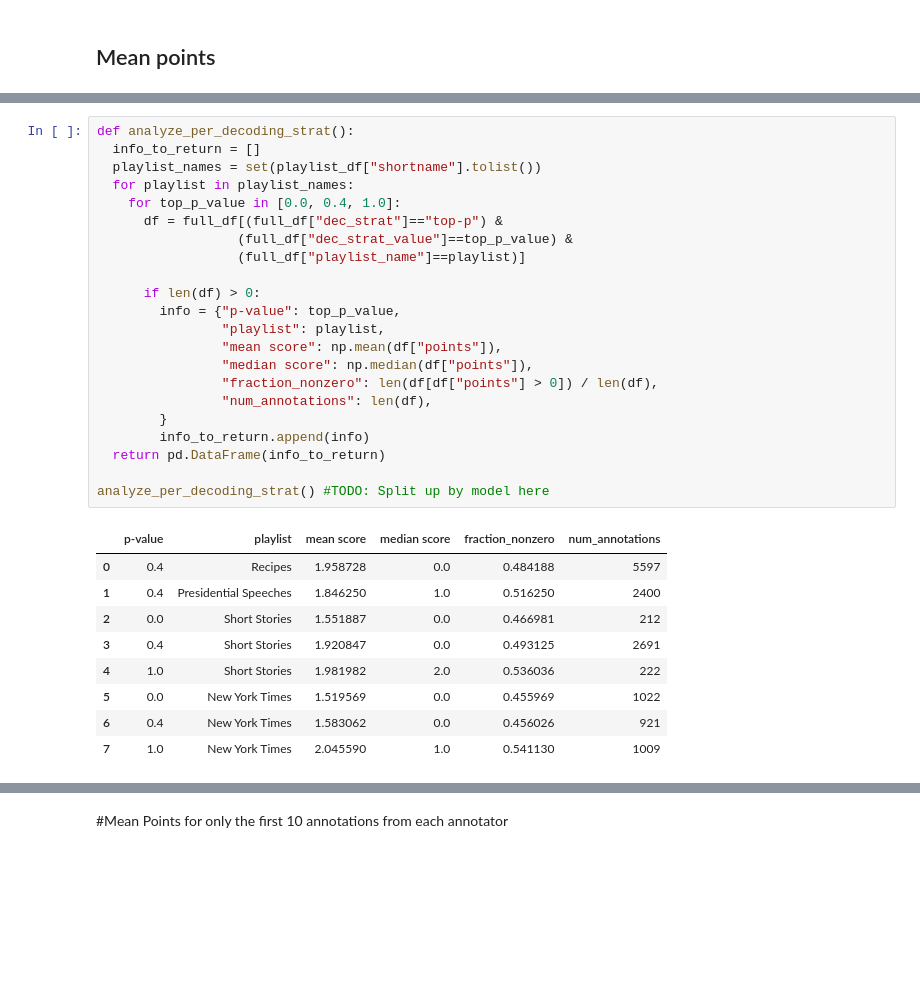
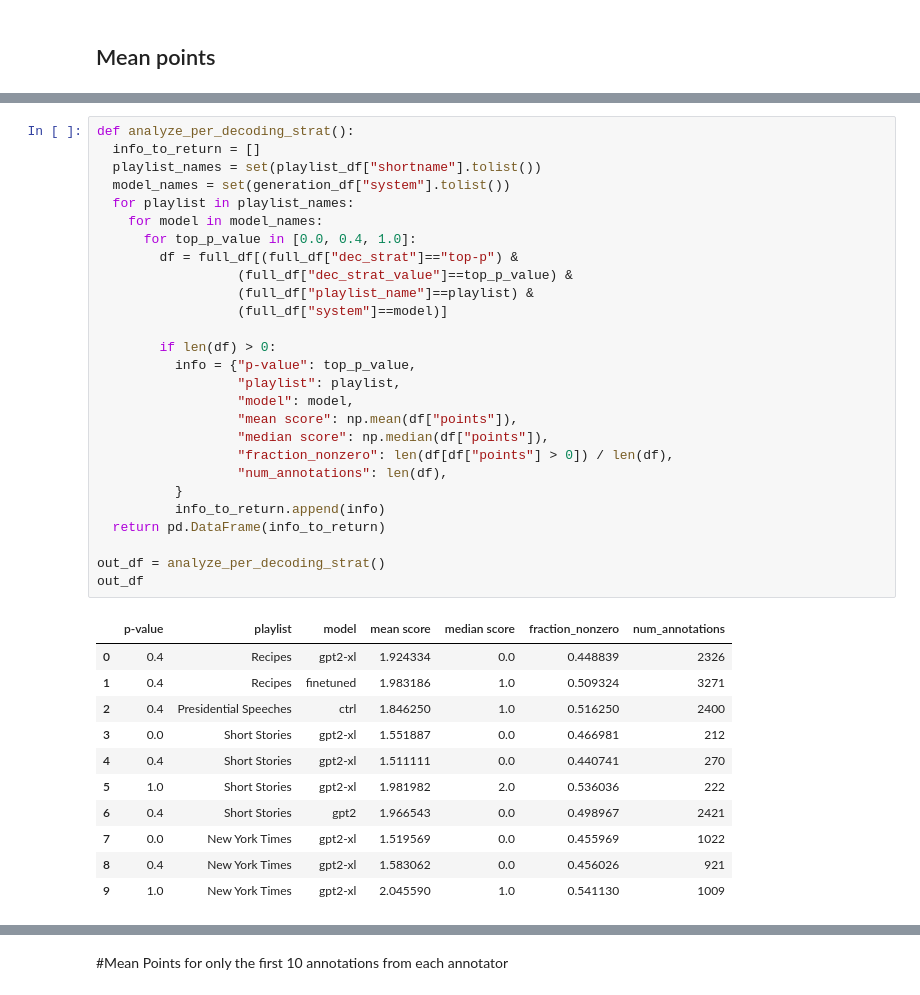
Before and after one commit to kirubarajan/roft, a Jupyter notebook: annotation/analysis/research.ipynb, the cells around one changed output, grey strips where cells are left out. Drawn from its saved outputs; the diff is of its cells as text; blank space fills up the shorter version.

```diff
--- a/annotation/analysis/research.ipynb
+++ b/annotation/analysis/research.ipynb
@@ -159,32 +182,39 @@ analyze_per_playlist()
 # %%
 def analyze_per_decoding_strat():
   info_to_return = []
   playlist_names = set(playlist_df["shortname"].tolist())
+  model_names = set(generation_df["system"].tolist())
   for playlist in playlist_names:
-    for top_p_value in [0.0, 0.4, 1.0]:
-      df = full_df[(full_df["dec_strat"]=="top-p") &
+    for model in model_names:
+      for top_p_value in [0.0, 0.4, 1.0]:
+        df = full_df[(full_df["dec_strat"]=="top-p") &
                   (full_df["dec_strat_value"]==top_p_value) &
-                  (full_df["playlist_name"]==playlist)]
+                  (full_df["playlist_name"]==playlist) &
+                  (full_df["system"]==model)]
 
-      if len(df) > 0:
-        info = {"p-value": top_p_value,
-                "playlist": playlist,
-                "mean score": np.mean(df["points"]),
-                "median score": np.median(df["points"]),
-                "fraction_nonzero": len(df[df["points"] > 0]) / len(df),
-                "num_annotations": len(df),
-        }
-        info_to_return.append(info)
+        if len(df) > 0:
+          info = {"p-value": top_p_value,
+                  "playlist": playlist,
+                  "model": model,
+                  "mean score": np.mean(df["points"]),
+                  "median score": np.median(df["points"]),
+                  "fraction_nonzero": len(df[df["points"] > 0]) / len(df),
+                  "num_annotations": len(df),
+          }
+          info_to_return.append(info)
   return pd.DataFrame(info_to_return)
 
-analyze_per_decoding_strat() #TODO: Split up by model here
+out_df = analyze_per_decoding_strat()
+out_df
 # %% [output]
-|  | p-value | playlist | mean score | median score | fraction_nonzero | num_annotations |
-| 0 | 0.4 | Recipes | 1.958728 | 0.0 | 0.484188 | 5597 |
-| 1 | 0.4 | Presidential Speeches | 1.846250 | 1.0 | 0.516250 | 2400 |
-| 2 | 0.0 | Short Stories | 1.551887 | 0.0 | 0.466981 | 212 |
-| 3 | 0.4 | Short Stories | 1.920847 | 0.0 | 0.493125 | 2691 |
-| 4 | 1.0 | Short Stories | 1.981982 | 2.0 | 0.536036 | 222 |
-| 5 | 0.0 | New York Times | 1.519569 | 0.0 | 0.455969 | 1022 |
-| 6 | 0.4 | New York Times | 1.583062 | 0.0 | 0.456026 | 921 |
-| 7 | 1.0 | New York Times | 2.045590 | 1.0 | 0.541130 | 1009 |
+|  | p-value | playlist | model | mean score | median score | fraction_nonzero | num_annotations |
+| 0 | 0.4 | Recipes | gpt2-xl | 1.924334 | 0.0 | 0.448839 | 2326 |
+| 1 | 0.4 | Recipes | finetuned | 1.983186 | 1.0 | 0.509324 | 3271 |
+| 2 | 0.4 | Presidential Speeches | ctrl | 1.846250 | 1.0 | 0.516250 | 2400 |
+| 3 | 0.0 | Short Stories | gpt2-xl | 1.551887 | 0.0 | 0.466981 | 212 |
+| 4 | 0.4 | Short Stories | gpt2-xl | 1.511111 | 0.0 | 0.440741 | 270 |
+| 5 | 1.0 | Short Stories | gpt2-xl | 1.981982 | 2.0 | 0.536036 | 222 |
+| 6 | 0.4 | Short Stories | gpt2 | 1.966543 | 0.0 | 0.498967 | 2421 |
+| 7 | 0.0 | New York Times | gpt2-xl | 1.519569 | 0.0 | 0.455969 | 1022 |
+| 8 | 0.4 | New York Times | gpt2-xl | 1.583062 | 0.0 | 0.456026 | 921 |
+| 9 | 1.0 | New York Times | gpt2-xl | 2.045590 | 1.0 | 0.541130 | 1009 |
```
Also changed, not shown: parts of 15 cells of this notebook.
